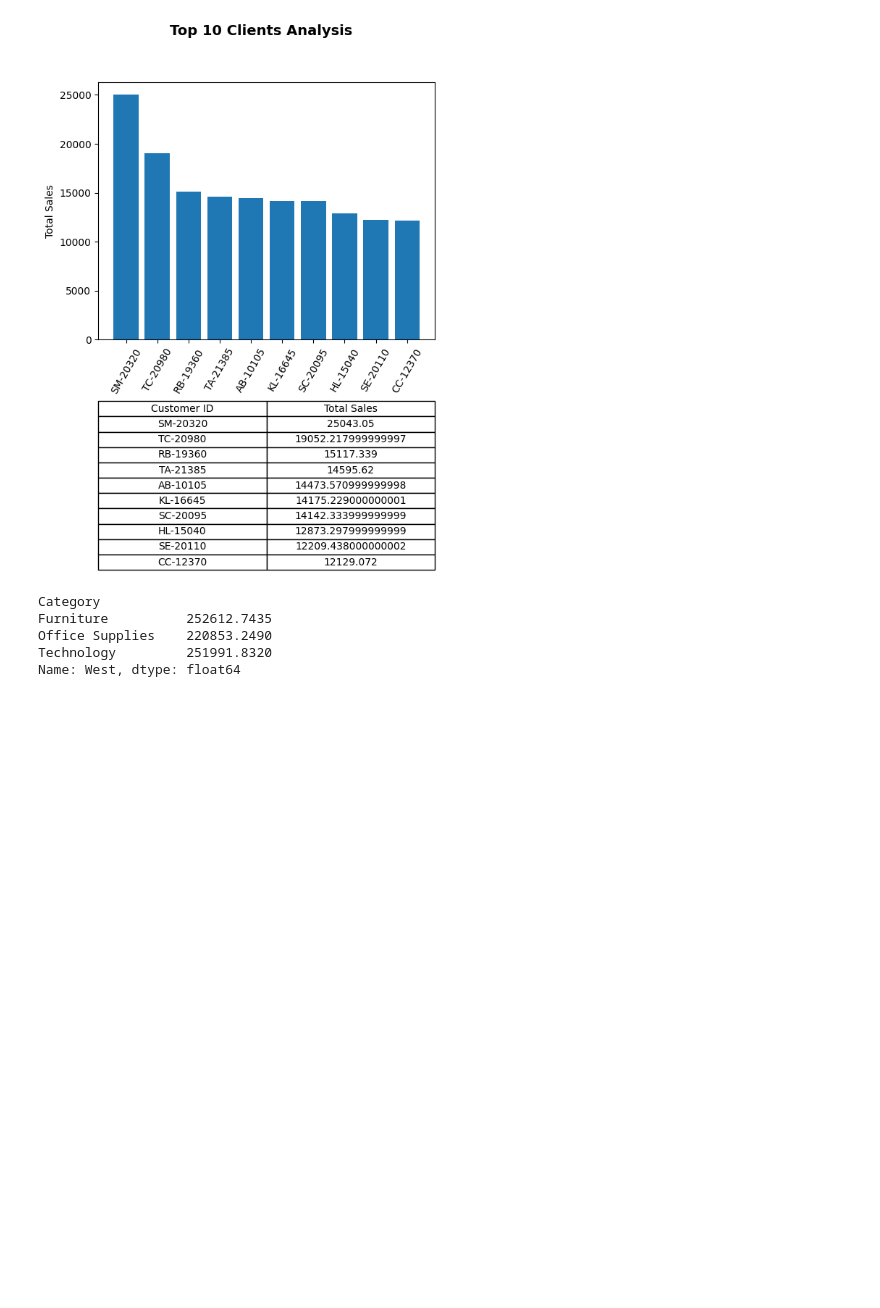
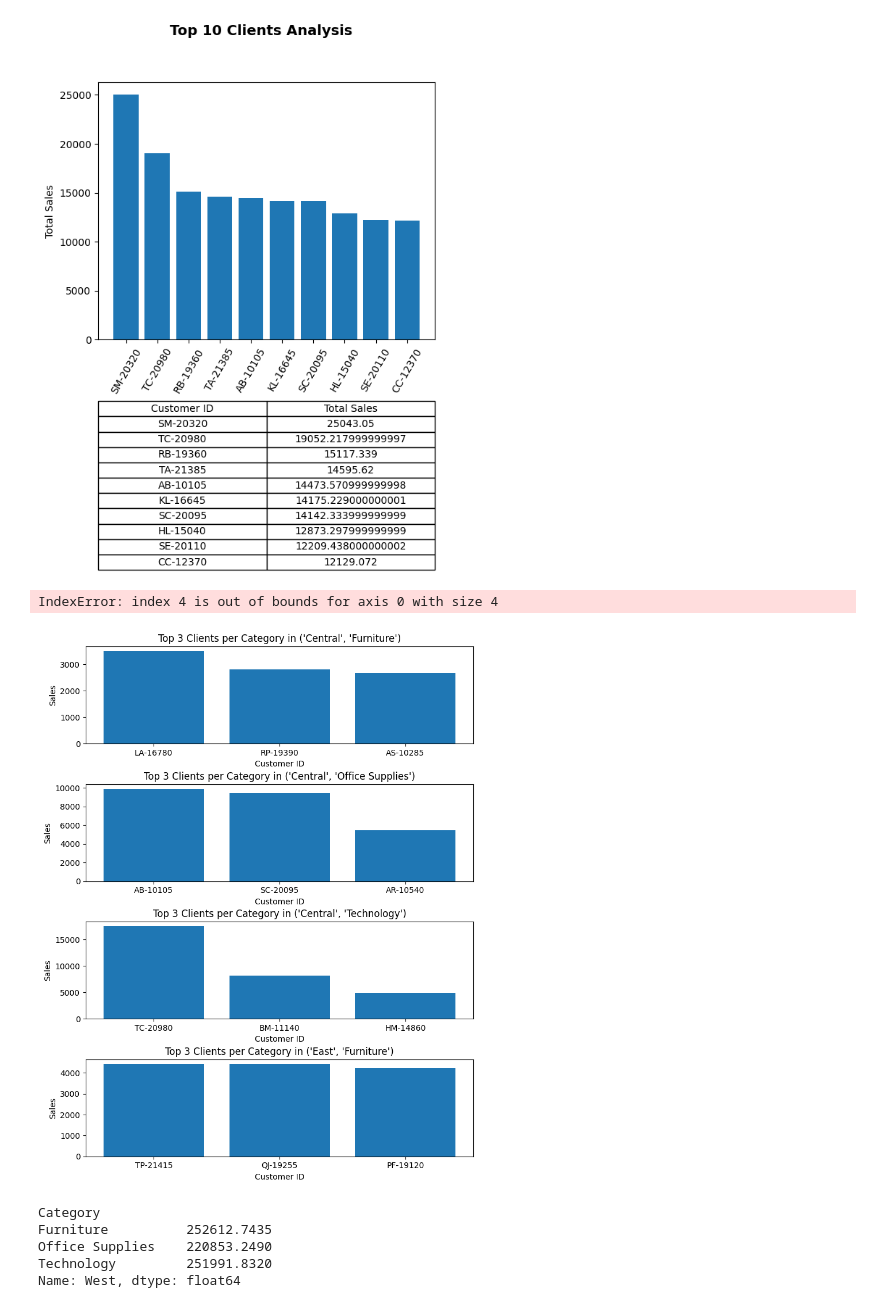
Before and after one commit to kennycp06/Superstore, a Jupyter notebook: Data exploration.ipynb, the cells around one changed output. Drawn from its saved outputs; the diff is of its cells as text; code cells hidden in the pictures; blank space fills up the shorter version.

Commit message:
Grouped Data

```diff
--- a/Data exploration.ipynb
+++ b/Data exploration.ipynb
@@ -117,6 +117,35 @@ fig.suptitle('Top 10 Clients Analysis', fontsize=14, fontweight='bold')
 plt.show()
 # %% [output]
 [figure]
+# %%
+import pandas as pd
+import matplotlib.pyplot as plt
+
+# Assuming you have a DataFrame called 'data' with columns 'Customer ID', 'Region', 'Category', 'Sales'
+
+# Group the data by 'Region' and 'Category'
+grouped_data = clients.groupby(['Region', 'Category'])
+
+# Create subplots for each region
+fig, axes = plt.subplots(nrows=len(clients['Region'].unique()), figsize=(8, 10))
+fig.tight_layout(pad=3)  # Adjust the spacing between subplots
+
+# Iterate over each region and create a bar plot for top 3 clients per category
+for i, (region, group) in enumerate(grouped_data):
+    ax = axes[i]  # Get the current axis
+    top_clients = group.nlargest(3, 'Sales')  # Get the top 3 clients per category in the current region
+
+    # Plot the bar chart for the current region
+    ax.bar(top_clients['Customer ID'], top_clients['Sales'])
+    ax.set_xlabel('Customer ID')
+    ax.set_ylabel('Sales')
+    ax.set_title(f'Top 3 Clients per Category in {region}')
+
+# Show the plot
+plt.show()
+# %% [output]
+IndexError: index 4 is out of bounds for axis 0 with size 4
+[figure, added]
 # %%
 #Try and error
 pivot_sales_region.loc["West"]
```
